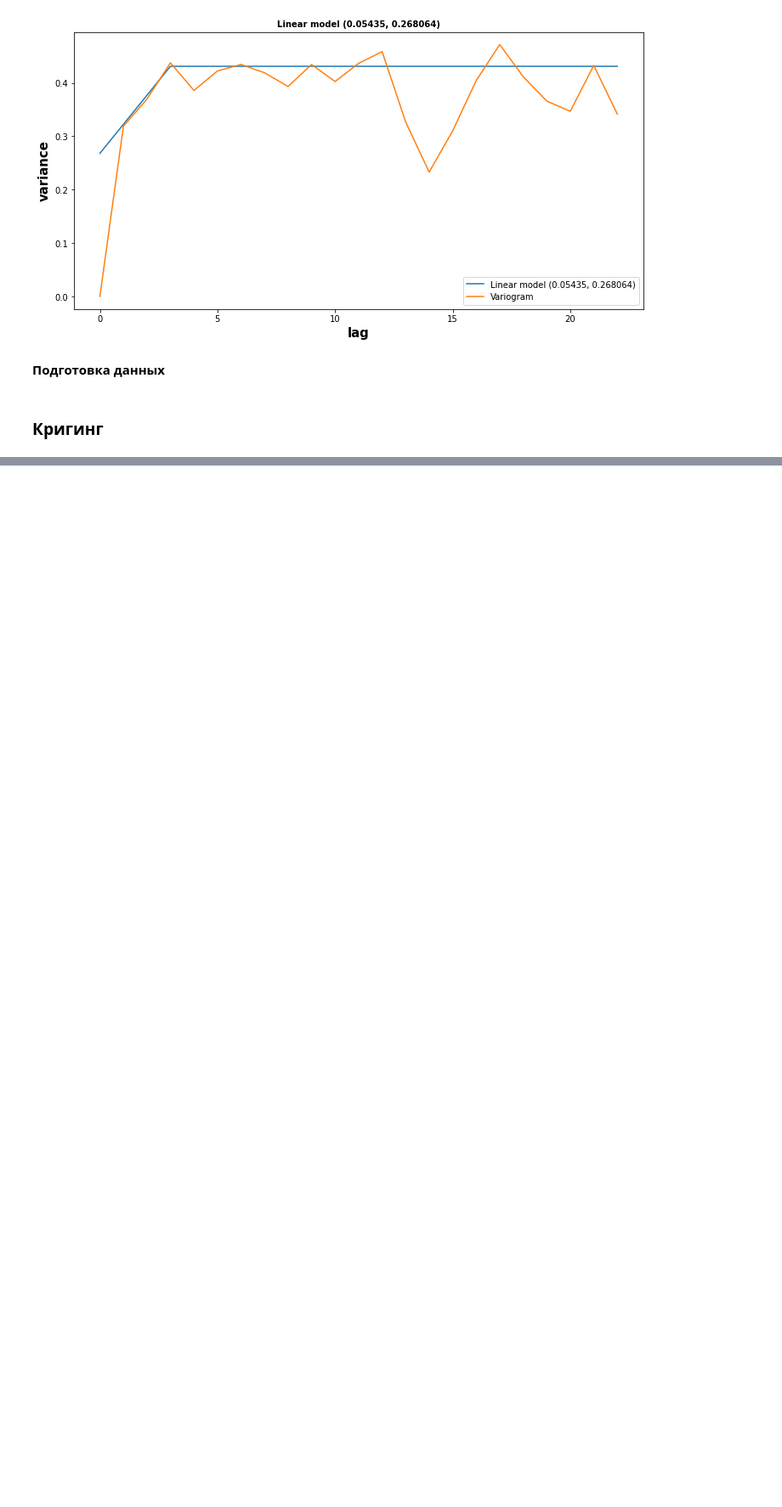
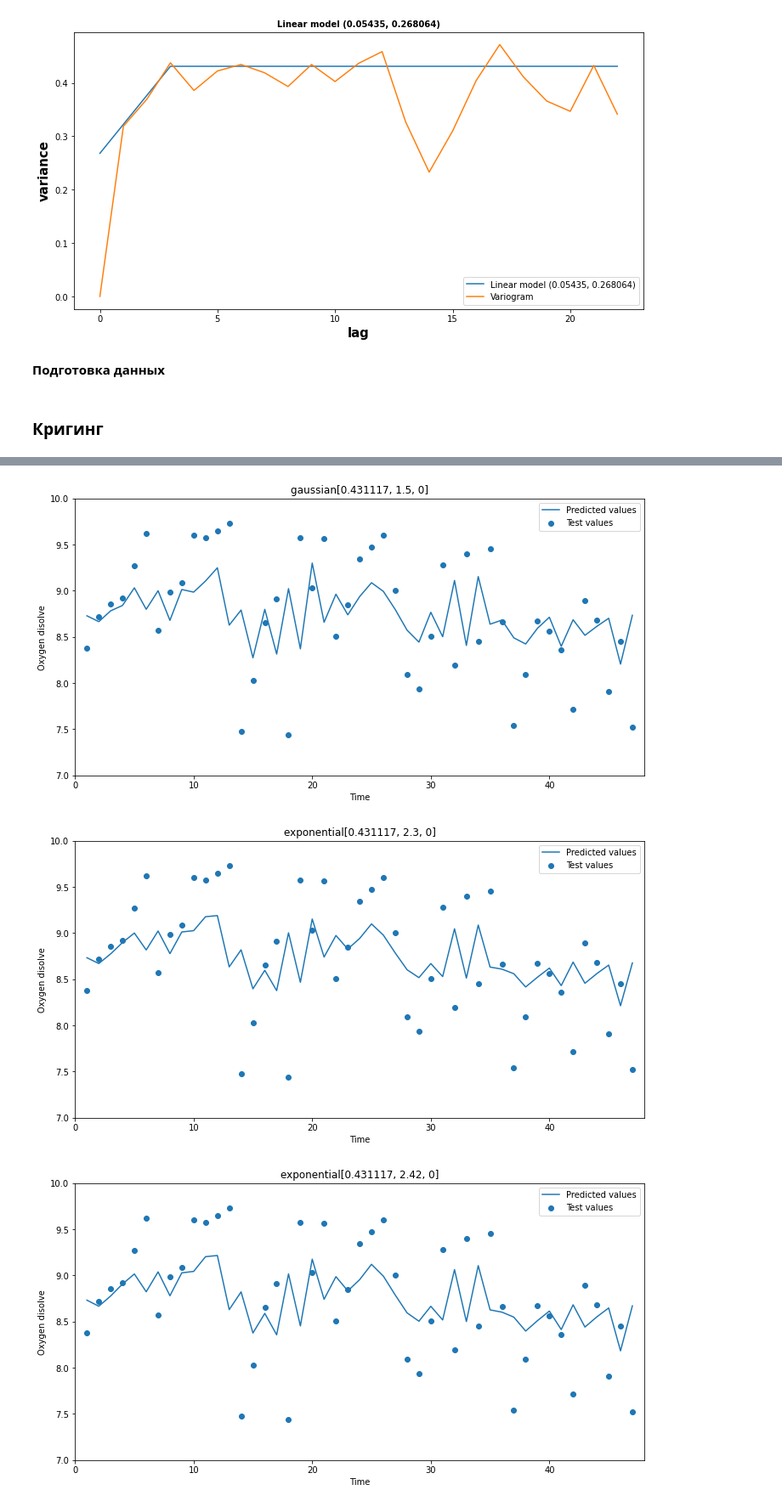
Before and after one commit to nktrn/oxygen_dissolve, a Jupyter notebook: Course work.ipynb, the cells around one changed output, grey strips where cells are left out. Shown at 85% size. Drawn from its saved outputs; the diff is of its cells as text; code cells hidden in the pictures; blank space fills up the shorter version.

```diff
--- a/Course work.ipynb
+++ b/Course work.ipynb
@@ -573,0 +565,6 @@ pd.concat(cr_table, axis=1).head()
+# %%
+pd.concat([cross_validation(np.array(list(X_train) + list(X_test)), list(y_train) + list(y_test), *i) for i in kriging_models], axis=1).head()
+# %% [output]
+[figure, added]
+[figure, added]
+[figure, added]
```
Also changed, not shown: parts of 11 cells of this notebook.
